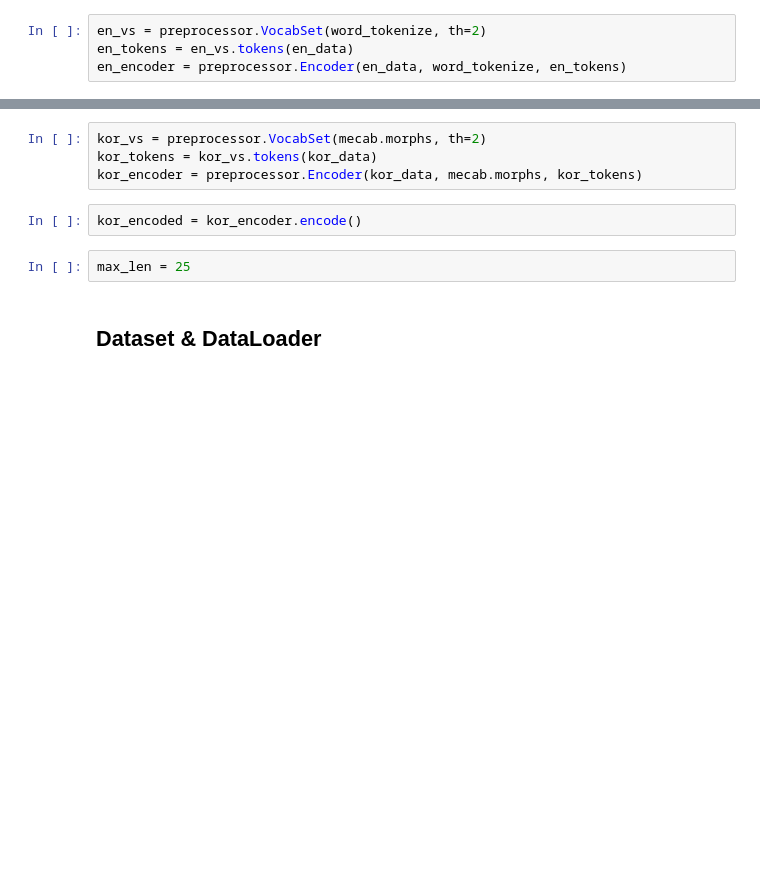
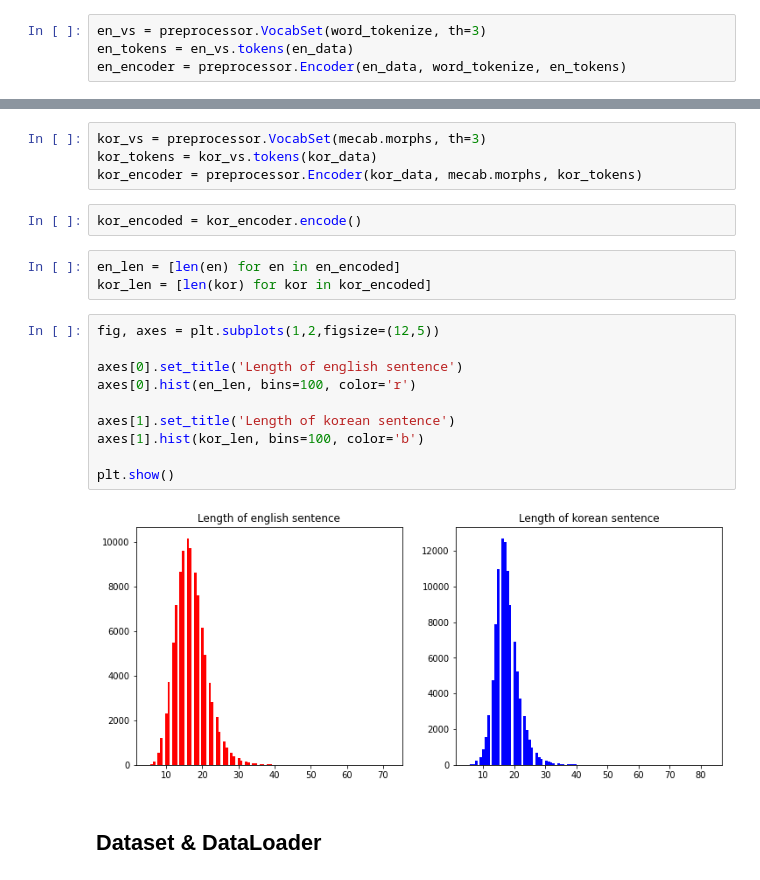
Before and after one commit to sangHa0411/Korean2English, a Jupyter notebook: Transformer/Transformer.ipynb, the cells around one changed output, grey strips where cells are left out. Drawn from its saved outputs; the diff is of its cells as text; blank space fills up the shorter version.

```diff
--- a/Transformer/Transformer.ipynb
+++ b/Transformer/Transformer.ipynb
@@ -50,19 +47,32 @@ data[['원문','번역문']].head()
 en_data = data['번역문']
 kor_data = data['원문']
 # %%
-en_vs = preprocessor.VocabSet(word_tokenize, th=2)
+en_vs = preprocessor.VocabSet(word_tokenize, th=3)
 en_tokens = en_vs.tokens(en_data)
 en_encoder = preprocessor.Encoder(en_data, word_tokenize, en_tokens)
 # %%
 en_encoded = en_encoder.encode()
 # %%
-kor_vs = preprocessor.VocabSet(mecab.morphs, th=2)
+kor_vs = preprocessor.VocabSet(mecab.morphs, th=3)
 kor_tokens = kor_vs.tokens(kor_data)
 kor_encoder = preprocessor.Encoder(kor_data, mecab.morphs, kor_tokens)
 # %%
 kor_encoded = kor_encoder.encode()
-# %%
-max_len = 25
+# %%
+en_len = [len(en) for en in en_encoded]
+kor_len = [len(kor) for kor in kor_encoded]
+# %%
+fig, axes = plt.subplots(1,2,figsize=(12,5))
+
+axes[0].set_title('Length of english sentence')
+axes[0].hist(en_len, bins=100, color='r')
+
+axes[1].set_title('Length of korean sentence')
+axes[1].hist(kor_len, bins=100, color='b')
+
+plt.show()
+# %% [output]
+[figure, added]
 # %% [markdown]
 ## Dataset & DataLoader
 # %%
```
Also changed, not shown: parts of 20 cells of this notebook.
